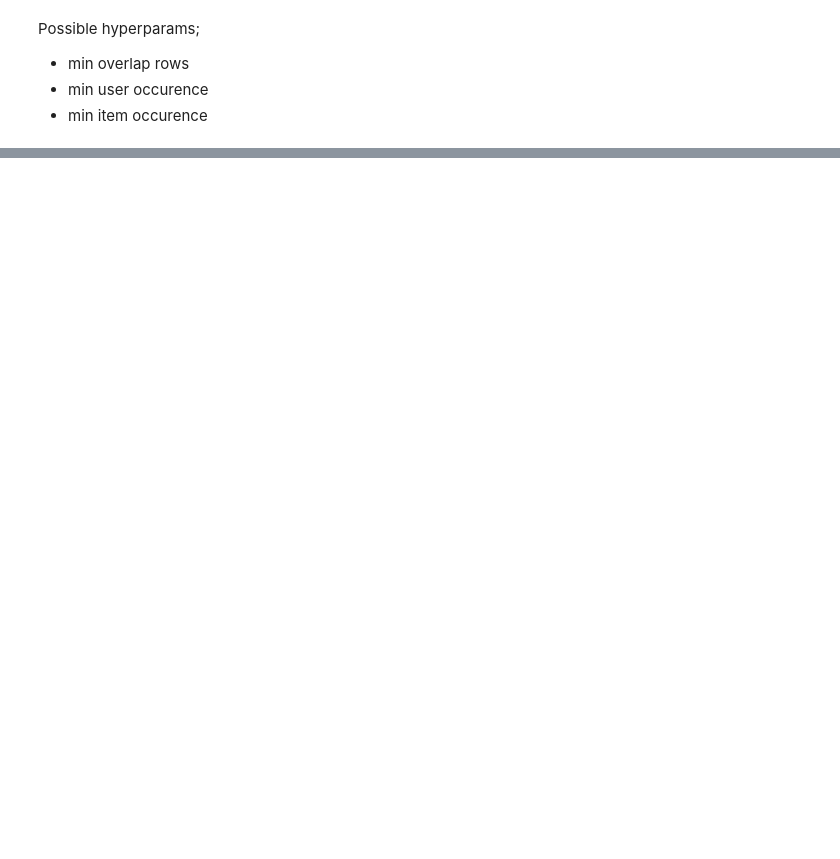
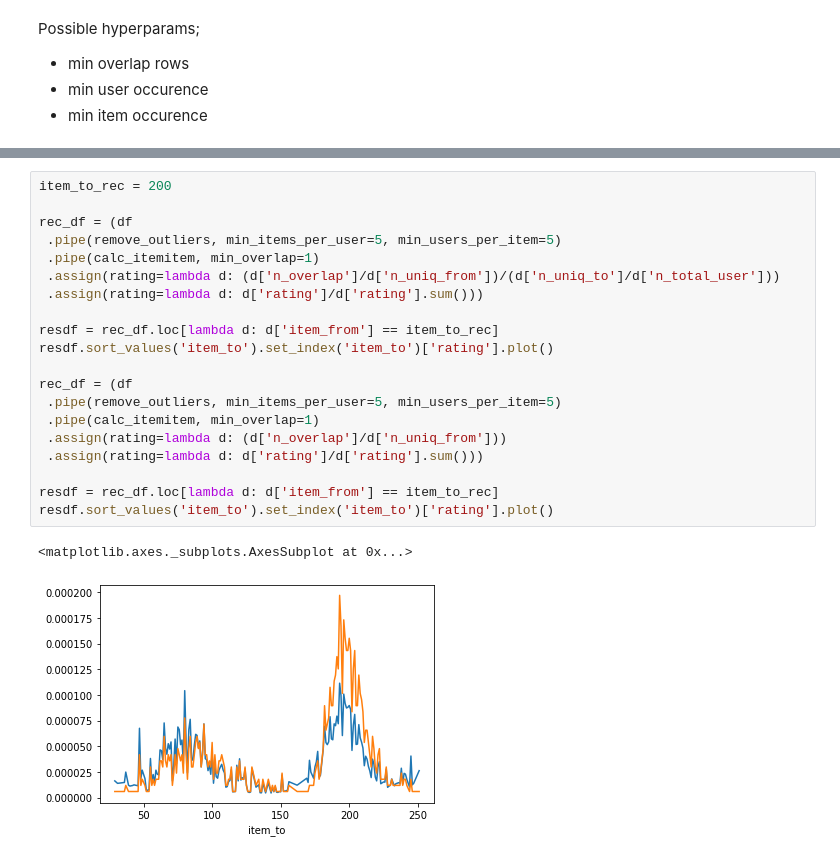
Before and after one commit to koaning/paftdunk, a Jupyter notebook: notebooks/01-quickstart.ipynb, the cells around one changed output, grey strips where cells are left out. Cells and saved outputs as stored; diff of their text form; blank space fills up the shorter version.

```diff
--- a/notebooks/01-quickstart.ipynb
+++ b/notebooks/01-quickstart.ipynb
@@ -141,0 +116,23 @@ df.reset_index()
+# %%
+item_to_rec = 200
+
+rec_df = (df
+ .pipe(remove_outliers, min_items_per_user=5, min_users_per_item=5)
+ .pipe(calc_itemitem, min_overlap=1)
+ .assign(rating=lambda d: (d['n_overlap']/d['n_uniq_from'])/(d['n_uniq_to']/d['n_total_user']))
+ .assign(rating=lambda d: d['rating']/d['rating'].sum()))
+
+resdf = rec_df.loc[lambda d: d['item_from'] == item_to_rec]
+resdf.sort_values('item_to').set_index('item_to')['rating'].plot()
+
+rec_df = (df
+ .pipe(remove_outliers, min_items_per_user=5, min_users_per_item=5)
+ .pipe(calc_itemitem, min_overlap=1)
+ .assign(rating=lambda d: (d['n_overlap']/d['n_uniq_from']))
+ .assign(rating=lambda d: d['rating']/d['rating'].sum()))
+
+resdf = rec_df.loc[lambda d: d['item_from'] == item_to_rec]
+resdf.sort_values('item_to').set_index('item_to')['rating'].plot()
+# %% [output]
+<matplotlib.axes._subplots.AxesSubplot at 0x...>
+[figure, added]
```
Also changed, not shown: parts of 11 cells of this notebook, 3 other files.
